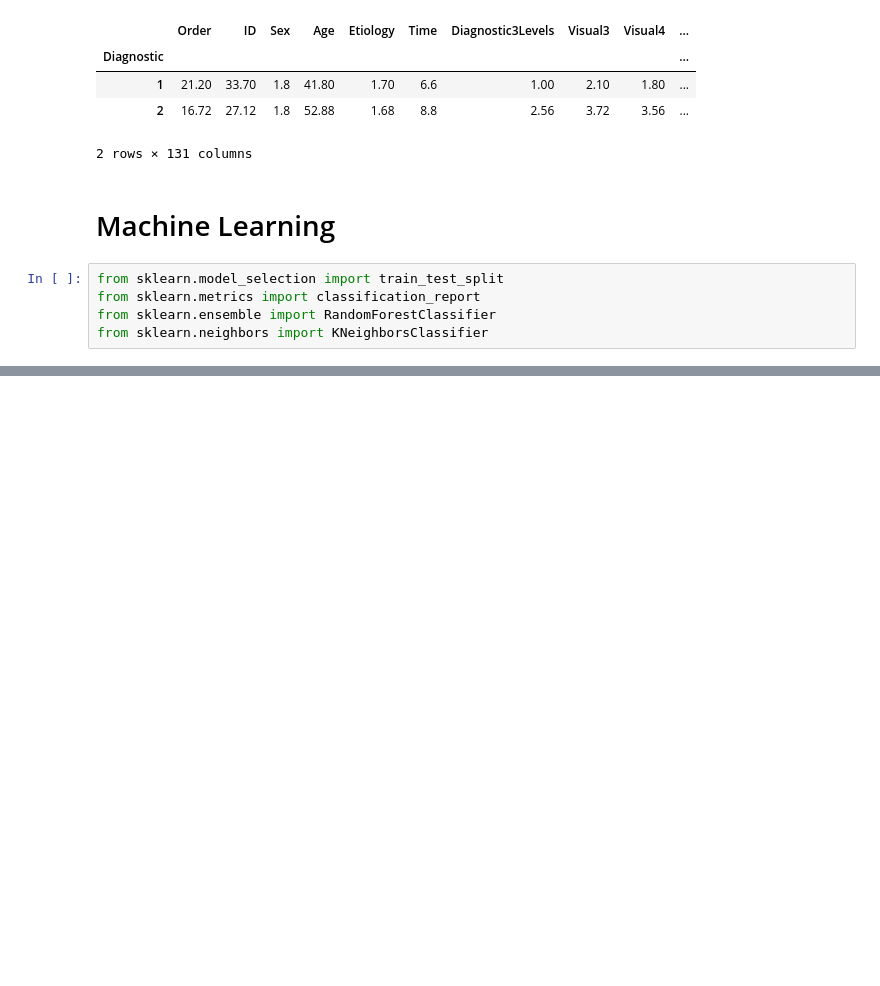
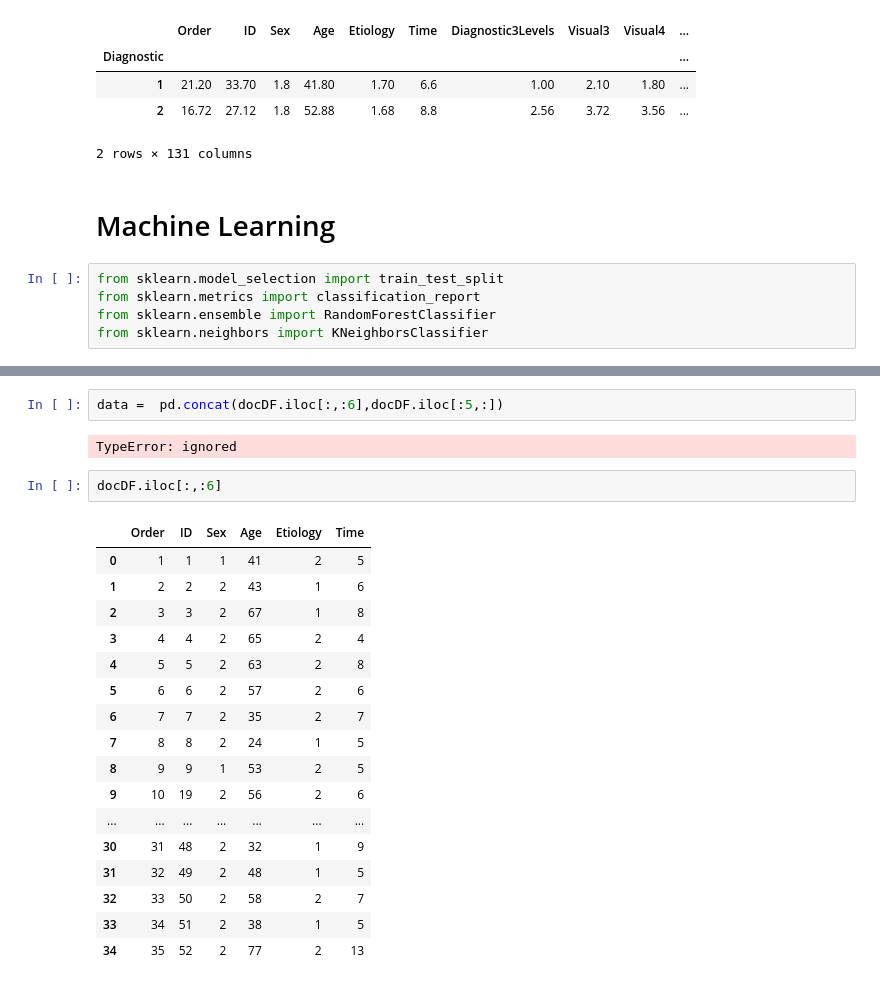
Before and after one commit to ManJ-PC/ML-DoC, a Jupyter notebook: Machine_learning_and_Data_analysis_about_Disentangling_Disorders_of_Consciousness.ipynb, the cells around one changed output, grey strips where cells are left out. Saved outputs shown, nothing was run; the diff lists cells and outputs as text; blank space fills up the shorter version.

```diff
--- a/Machine_learning_and_Data_analysis_about_Disentangling_Disorders_of_Consciousness.ipynb
+++ b/Machine_learning_and_Data_analysis_about_Disentangling_Disorders_of_Consciousness.ipynb
@@ -147,0 +196,24 @@ from sklearn.neighbors import KNeighborsClassifier
+# %%
+data =  pd.concat(docDF.iloc[:,:6],docDF.iloc[:5,:])
+# %% [output]
+TypeError: ignored
+# %%
+docDF.iloc[:,:6]
+# %% [output]
+|  | Order | ID | Sex | Age | Etiology | Time |
+| 0 | 1 | 1 | 1 | 41 | 2 | 5 |
+| 1 | 2 | 2 | 2 | 43 | 1 | 6 |
+| 2 | 3 | 3 | 2 | 67 | 1 | 8 |
+| 3 | 4 | 4 | 2 | 65 | 2 | 4 |
+| 4 | 5 | 5 | 2 | 63 | 2 | 8 |
+| 5 | 6 | 6 | 2 | 57 | 2 | 6 |
+| 6 | 7 | 7 | 2 | 35 | 2 | 7 |
+| 7 | 8 | 8 | 2 | 24 | 1 | 5 |
+| 8 | 9 | 9 | 1 | 53 | 2 | 5 |
+| 9 | 10 | 19 | 2 | 56 | 2 | 6 |
+| ... | ... | ... | ... | ... | ... | ... |
+| 30 | 31 | 48 | 2 | 32 | 1 | 9 |
+| 31 | 32 | 49 | 2 | 48 | 1 | 5 |
+| 32 | 33 | 50 | 2 | 58 | 2 | 7 |
+| 33 | 34 | 51 | 2 | 38 | 1 | 5 |
+| 34 | 35 | 52 | 2 | 77 | 2 | 13 |
```
Also changed, not shown: parts of 4 cells of this notebook.
